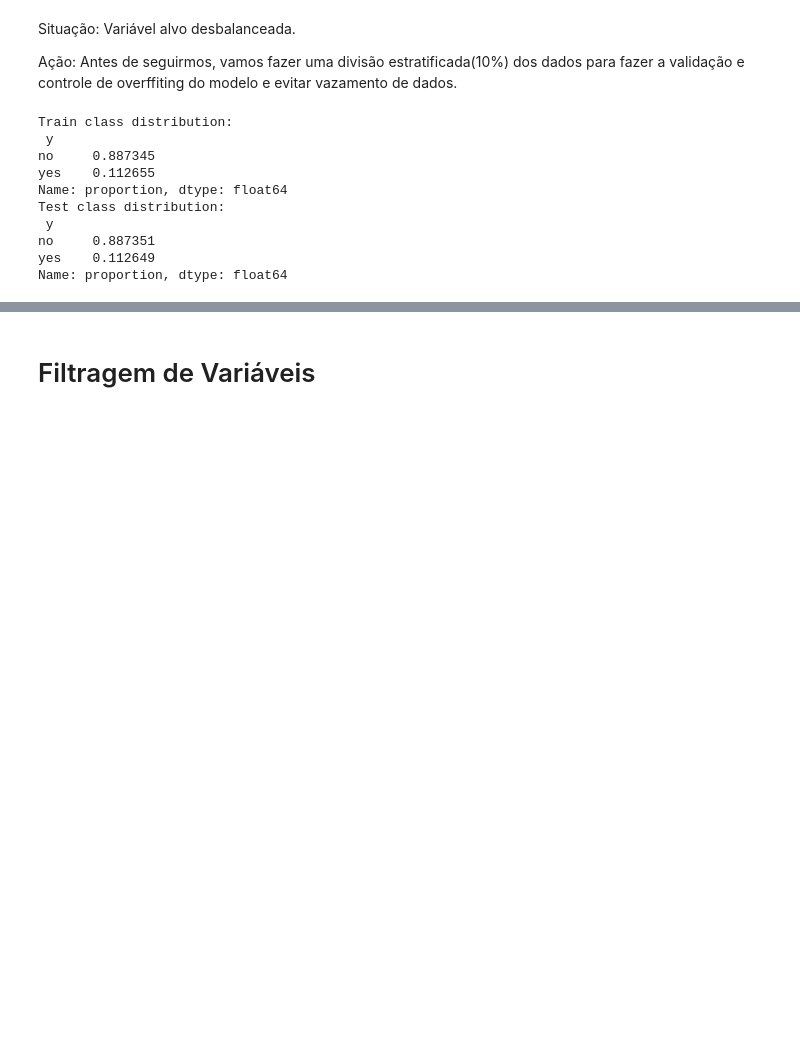
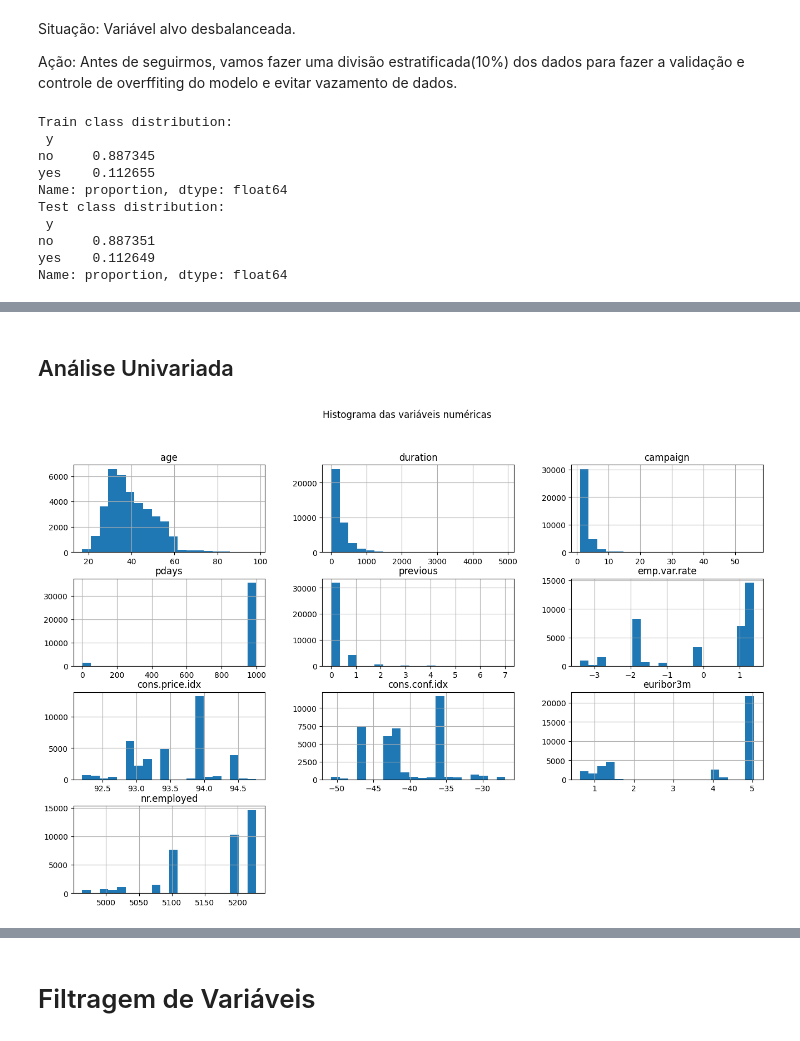
Before and after one commit to erickfog/MercadoLivre_Case, a Jupyter notebook: notebooks/case_1.ipynb, the cells around one changed output, grey strips where cells are left out. Cells and saved outputs as stored; diff of their text form; code cells hidden in the pictures; blank space fills up the shorter version.

```diff
--- a/notebooks/case_1.ipynb
+++ b/notebooks/case_1.ipynb
@@ -264,0 +322,9 @@ Name: proportion, dtype: float64
+# %% [markdown]
+## Análise Univariada
+# %%
+#Análise univariada das variáveis numéricas
+train_df[num_attributes.columns].hist(bins=20, figsize=(16, 10))
+plt.suptitle('Histograma das variáveis numéricas')
+plt.show()
+# %% [output]
+[figure, added]
```
Also changed, not shown: parts of 52 cells of this notebook.
